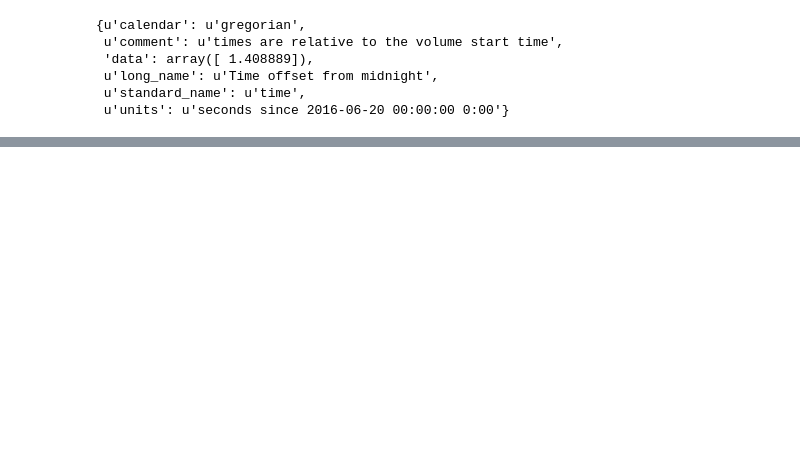
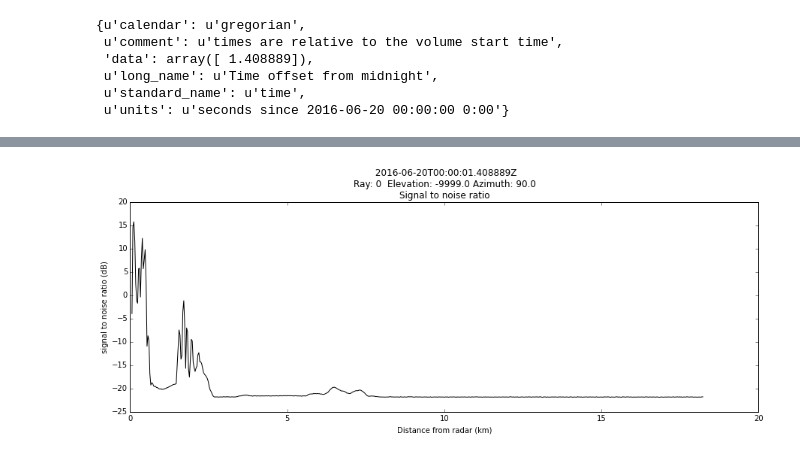
Before and after one commit to EVS-ATMOS/ARM-Alaska, a Jupyter notebook: notebooks/Test code and save file.ipynb, the cells around one changed output, grey strips where cells are left out. Saved outputs shown, nothing was run; the diff lists cells and outputs as text; code cells hidden in the pictures; blank space fills up the shorter version.

```diff
--- a/notebooks/Test code and save file.ipynb
+++ b/notebooks/Test code and save file.ipynb
@@ -242,0 +300,6 @@ out_radar.pyattime
+# %%
+myfig = plt.figure(figsize = [15,5])
+myd=pyart.graph.RadarDisplay(out_radar)
+myd.plot_ray('daily_mean_sunny_snr',0)
+# %% [output]
+[figure, added]
```
Also changed, not shown: parts of 12 cells of this notebook.
